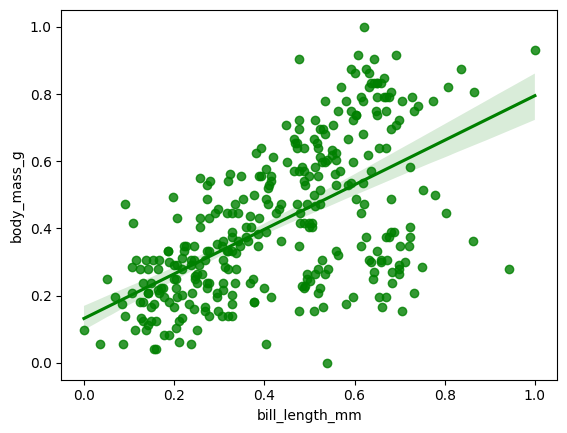
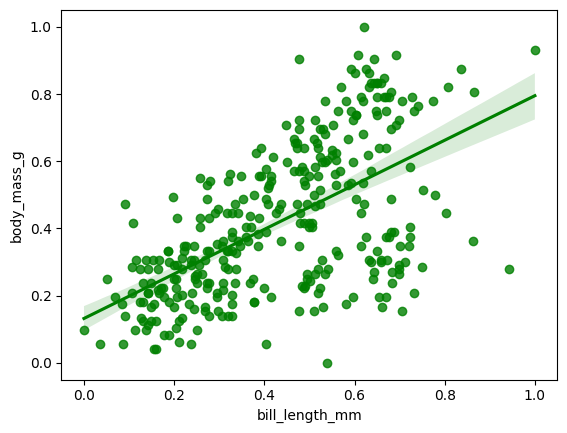
The change to this notebook cell's code, shown as a diff; its figure went from the first image to the second:
--- before
+++ after
@@ -1 +1,2 @@
 sns.regplot(x='bill_length_mm',y='body_mass_g',data=df,color='g')
+plt.show()

Commit: 0301 updated